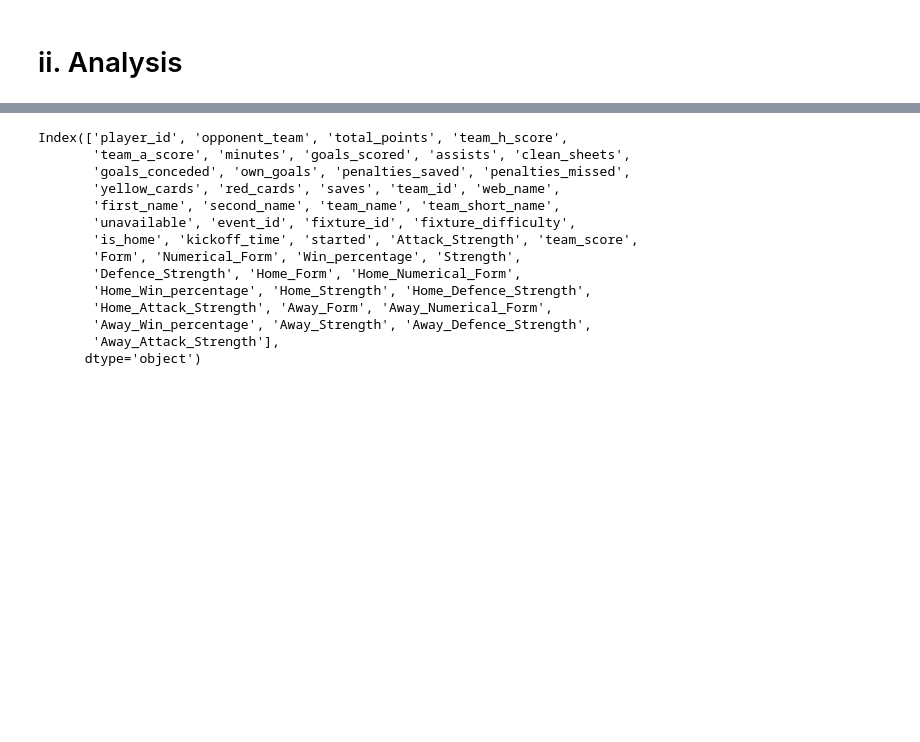
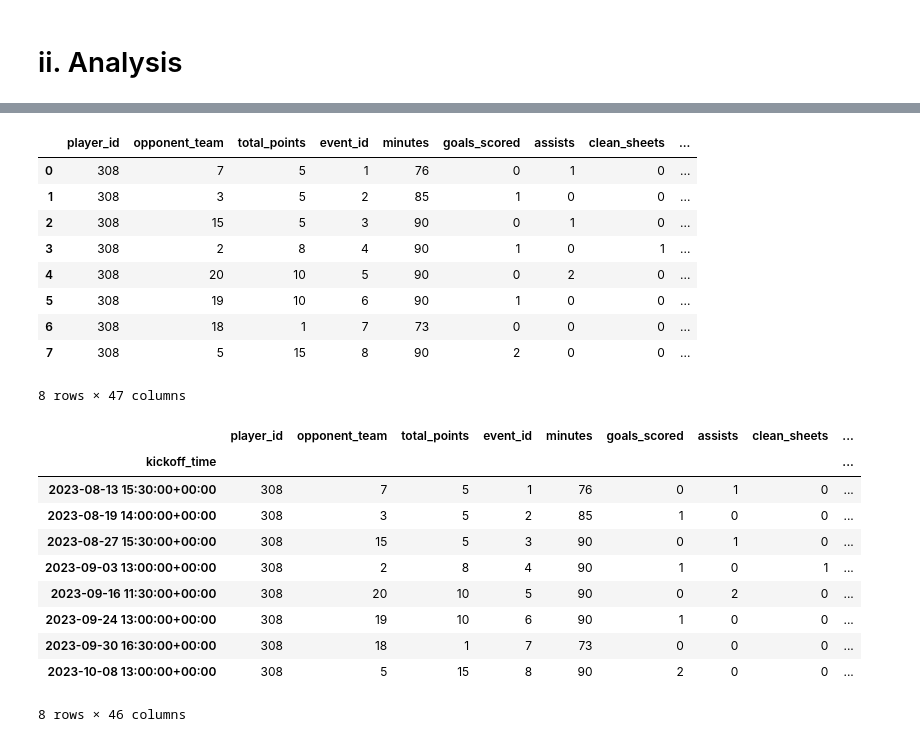
Before and after one commit to donald-okara/FPL_point_predictor, a Jupyter notebook: Players.ipynb, the cells around one changed output, grey strips where cells are left out. Cells and saved outputs as stored; diff of their text form; code cells hidden in the pictures; blank space fills up the shorter version.

```diff
--- a/Players.ipynb
+++ b/Players.ipynb
@@ -66,5 +74,6 @@ filtered_teams = pd.read_csv('filtered_teams.csv')
 # %%
 player =  player.merge(elements, on = 'player_id')
-player = player.merge(filtered_teams, on = "team_id")
+player = player.merge(filtered_teams, on = ['team_id','event_id'])
+#player = player.drop_duplicates(subset='event_id')
 # %% [markdown]
 # ii. Analysis
@@ -71,20 +92,16 @@ player = player.merge(filtered_teams, on = "team_id")
 # %%
-player.columns
+player
 # %% [output]
+|  | player_id | opponent_team | total_points | event_id | minutes | goals_scored | assists | clean_sheets | ... |
+| 0 | 308 | 7 | 5 | 1 | 76 | 0 | 1 | 0 | ... |
+| 1 | 308 | 3 | 5 | 2 | 85 | 1 | 0 | 0 | ... |
+| 2 | 308 | 15 | 5 | 3 | 90 | 0 | 1 | 0 | ... |
+| 3 | 308 | 2 | 8 | 4 | 90 | 1 | 0 | 1 | ... |
+| 4 | 308 | 20 | 10 | 5 | 90 | 0 | 2 | 0 | ... |
+| 5 | 308 | 19 | 10 | 6 | 90 | 1 | 0 | 0 | ... |
+| 6 | 308 | 18 | 1 | 7 | 73 | 0 | 0 | 0 | ... |
+| 7 | 308 | 5 | 15 | 8 | 90 | 2 | 0 | 0 | ... |
-Index(['player_id', 'opponent_team', 'total_points', 'team_h_score',
-       'team_a_score', 'minutes', 'goals_scored', 'assists', 'clean_sheets',
-       'goals_conceded', 'own_goals', 'penalties_saved', 'penalties_missed',
-       'yellow_cards', 'red_cards', 'saves', 'team_id', 'web_name',
-       'first_name', 'second_name', 'team_name', 'team_short_name',
-       'unavailable', 'event_id', 'fixture_id', 'fixture_difficulty',
-       'is_home', 'kickoff_time', 'started', 'Attack_Strength', 'team_score',
-       'Form', 'Numerical_Form', 'Win_percentage', 'Strength',
-       'Defence_Strength', 'Home_Form', 'Home_Numerical_Form',
-       'Home_Win_percentage', 'Home_Strength', 'Home_Defence_Strength',
-       'Home_Attack_Strength', 'Away_Form', 'Away_Numerical_Form',
-       'Away_Win_percentage', 'Away_Strength', 'Away_Defence_Strength',
-       'Away_Attack_Strength'],
-      dtype='object')
+8 rows × 47 columns
 # %%
 #Features_engineered = ['Minutes_per_game', 'Player_Strength', 'XA', 'XG', 'XS']
 features = ['fixture_difficulty','kickoff_time', 'started',
@@ -95,3 +112,23 @@ features = ['fixture_difficulty','kickoff_time', 'started',
        'Away_Numerical_Form', 'Away_Win_percentage', 'Away_Strength',
        'Away_Defence_Strength', 'Away_Attack_Strength']
 labels = ['goals_scored', 'assists', 'clean_sheets', 'goals_conceded', 'saves']
+# %%
+player['kickoff_time'] = pd.to_datetime(player['kickoff_time'])
+# %%
+player.set_index('kickoff_time', inplace=True)
+# %%
+player = player[player['started']==True]
+# %%
+player#.loc[:,['started','event_id']]
+# %% [output]
+|  | player_id | opponent_team | total_points | event_id | minutes | goals_scored | assists | clean_sheets | ... |
+| kickoff_time |  |  |  |  |  |  |  |  | ... |
+| 2023-08-13 15:30:00+00:00 | 308 | 7 | 5 | 1 | 76 | 0 | 1 | 0 | ... |
+| 2023-08-19 14:00:00+00:00 | 308 | 3 | 5 | 2 | 85 | 1 | 0 | 0 | ... |
+| 2023-08-27 15:30:00+00:00 | 308 | 15 | 5 | 3 | 90 | 0 | 1 | 0 | ... |
+| 2023-09-03 13:00:00+00:00 | 308 | 2 | 8 | 4 | 90 | 1 | 0 | 1 | ... |
+| 2023-09-16 11:30:00+00:00 | 308 | 20 | 10 | 5 | 90 | 0 | 2 | 0 | ... |
+| 2023-09-24 13:00:00+00:00 | 308 | 19 | 10 | 6 | 90 | 1 | 0 | 0 | ... |
+| 2023-09-30 16:30:00+00:00 | 308 | 18 | 1 | 7 | 73 | 0 | 0 | 0 | ... |
+| 2023-10-08 13:00:00+00:00 | 308 | 5 | 15 | 8 | 90 | 2 | 0 | 0 | ... |
+8 rows × 46 columns
```
Also changed, not shown: parts of 8 cells of this notebook, 1 other file.
